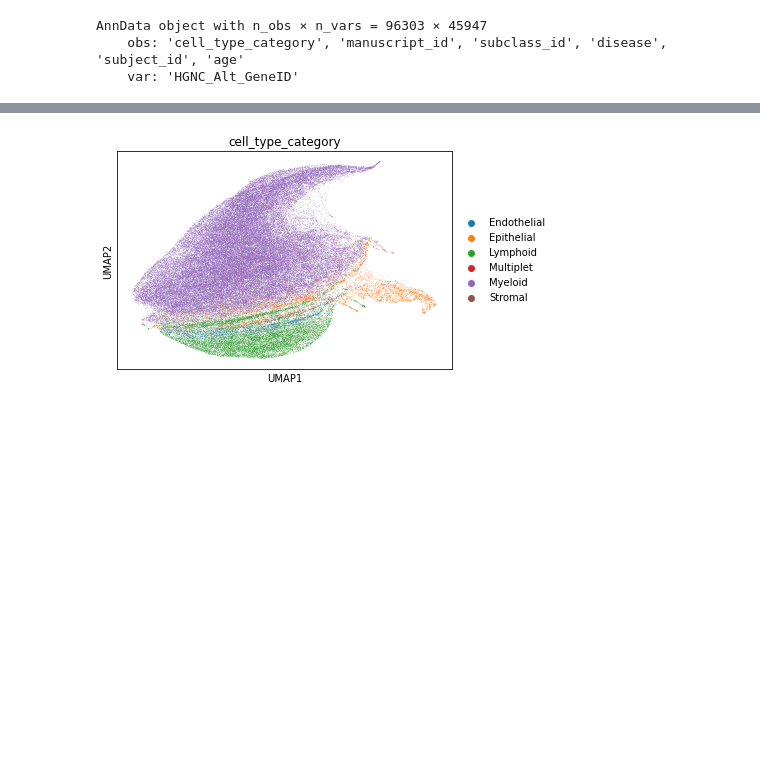
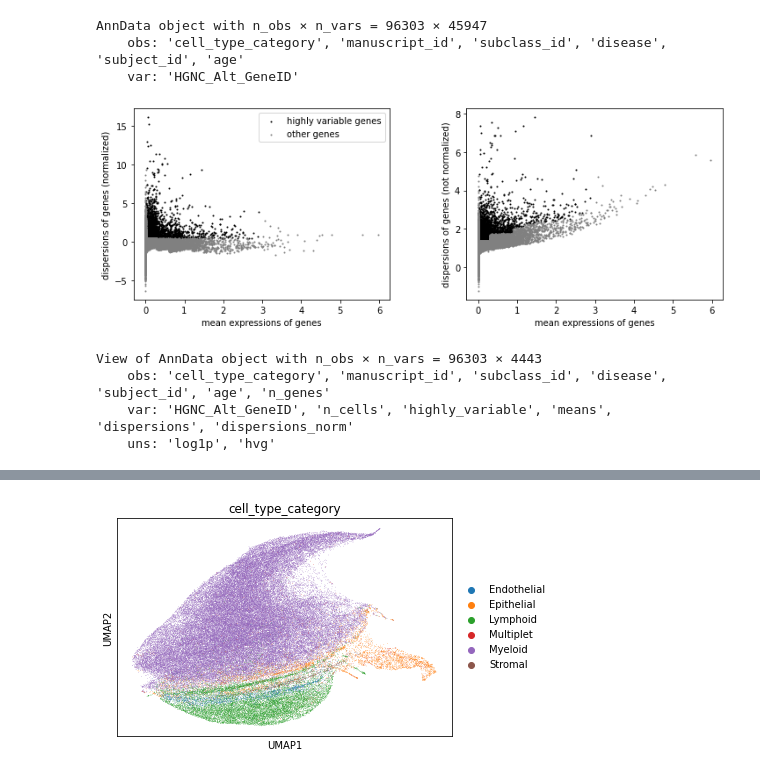
Before and after one commit to sanaml25/708project, a Jupyter notebook: TopicModeling.ipynb, the cells around one changed output, grey strips where cells are left out. Drawn from its saved outputs; the diff is of its cells as text; code cells hidden in the pictures; blank space fills up the shorter version.

```diff
--- a/TopicModeling.ipynb
+++ b/TopicModeling.ipynb
@@ -13,0 +24,4 @@ AnnData object with n_obs × n_vars = 96303 × 45947
+# %%
+sc.pl.highly_variable_genes(adata)
+# %% [output]
+[figure, added]
@@ -13,0 +30,7 @@ AnnData object with n_obs × n_vars = 96303 × 45947
+# %%
+print(adata)
+# %% [output]
+View of AnnData object with n_obs × n_vars = 96303 × 4443
+    obs: 'cell_type_category', 'manuscript_id', 'subclass_id', 'disease', 'subject_id', 'age', 'n_genes'
+    var: 'HGNC_Alt_GeneID', 'n_cells', 'highly_variable', 'means', 'dispersions', 'dispersions_norm'
+    uns: 'log1p', 'hvg'
```
Also changed, not shown: parts of 11 cells of this notebook.
